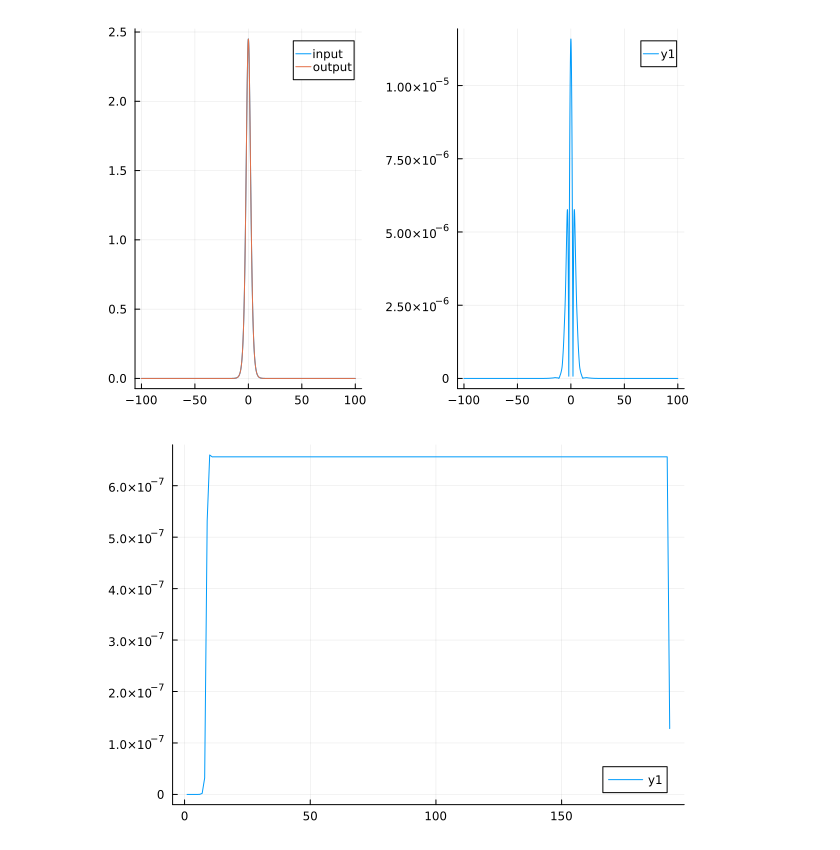
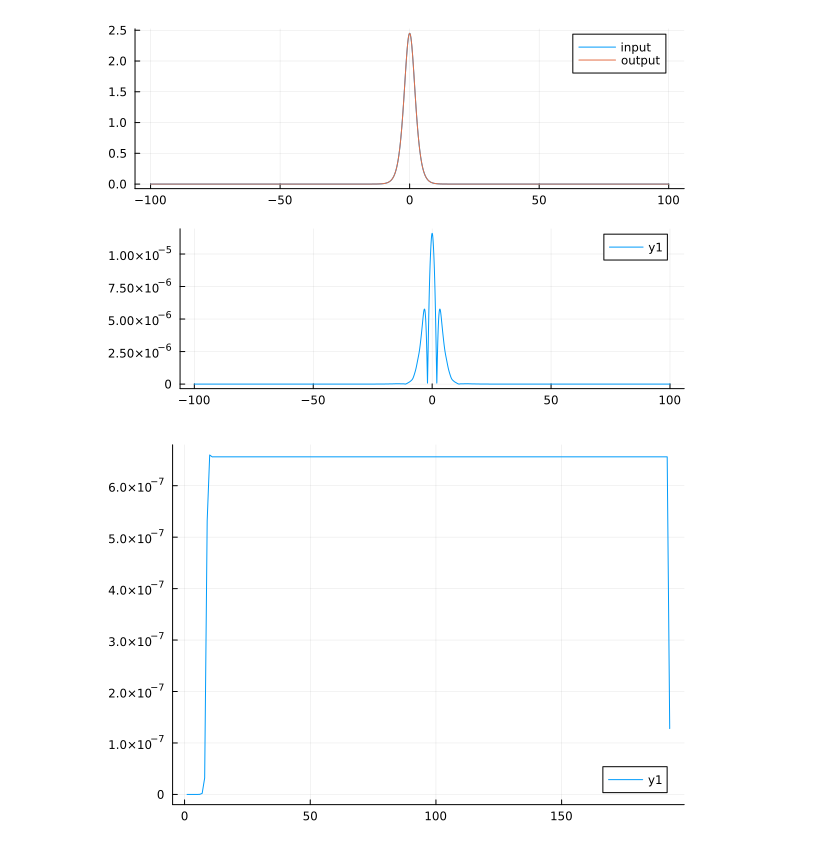
Before and after one commit to curio-sitas/Nlse.jl, a Jupyter notebook: draft/draft1.ipynb, the cells around one changed output. Saved outputs shown, nothing was run; the diff lists cells and outputs as text; code cells hidden in the pictures.

```diff
--- a/draft/draft1.ipynb
+++ b/draft/draft1.ipynb
@@ -124,14 +107,14 @@ sol = ifft(U)
 # %%
 p1 = plot();
 plot!(p1,t*1e12, abs2.(u0), label="input");
 plot!(p1,t*1e12, abs2.(sol), label="output");
 
 p2 = plot()
 plot!(p2,t*1e12, (abs.(abs2.(u0).-abs2.(sol))))
 
-plot(p1,p2)
+plot(p1,p2, layout=[1,1])
 # %% [output]
-[figure, old version]
+[figure, new version]
 # %%
 plot(ϵ_hist)
 # %% [output]
```
Also changed, not shown: parts of 1 cell of this notebook, 1 other file.
